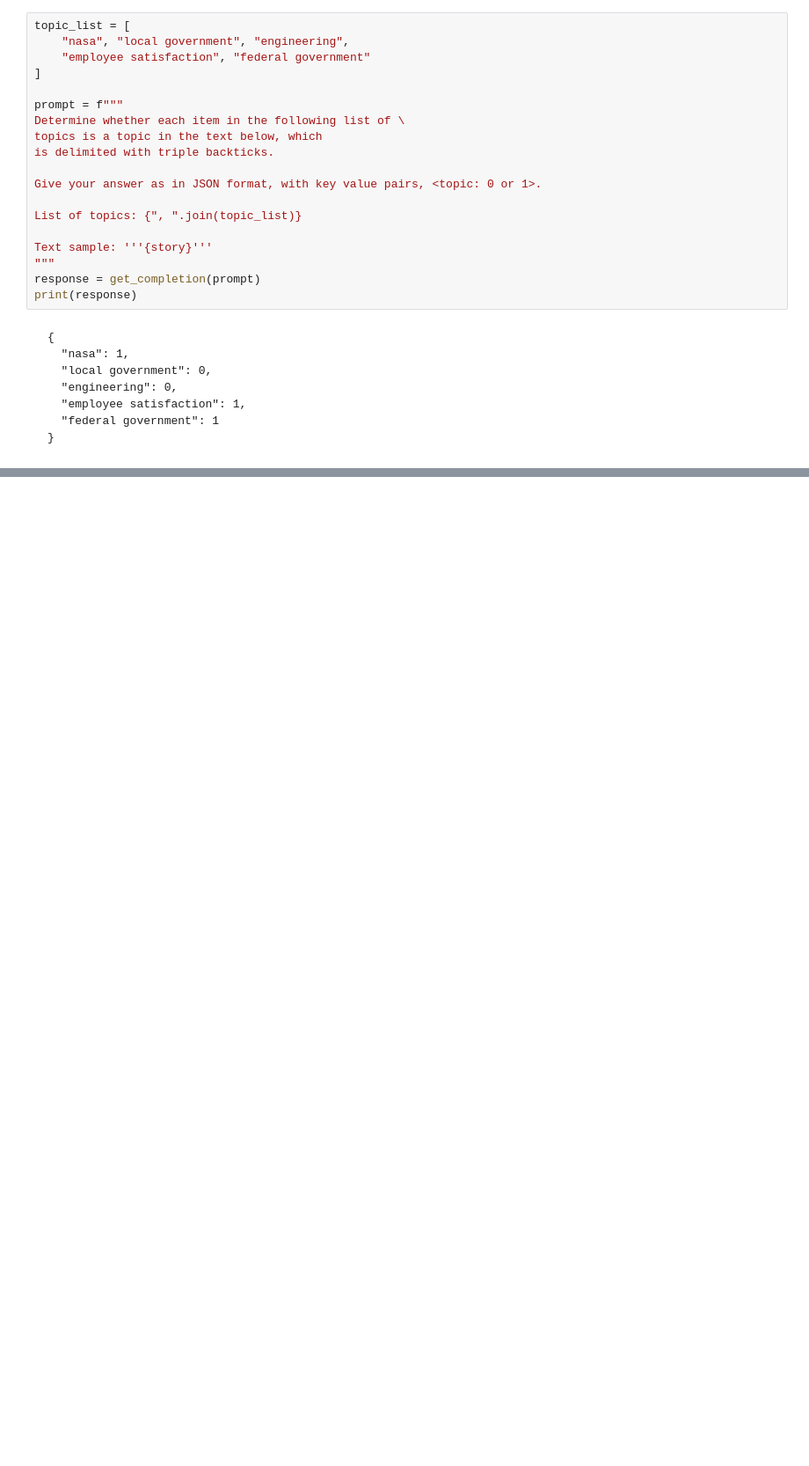
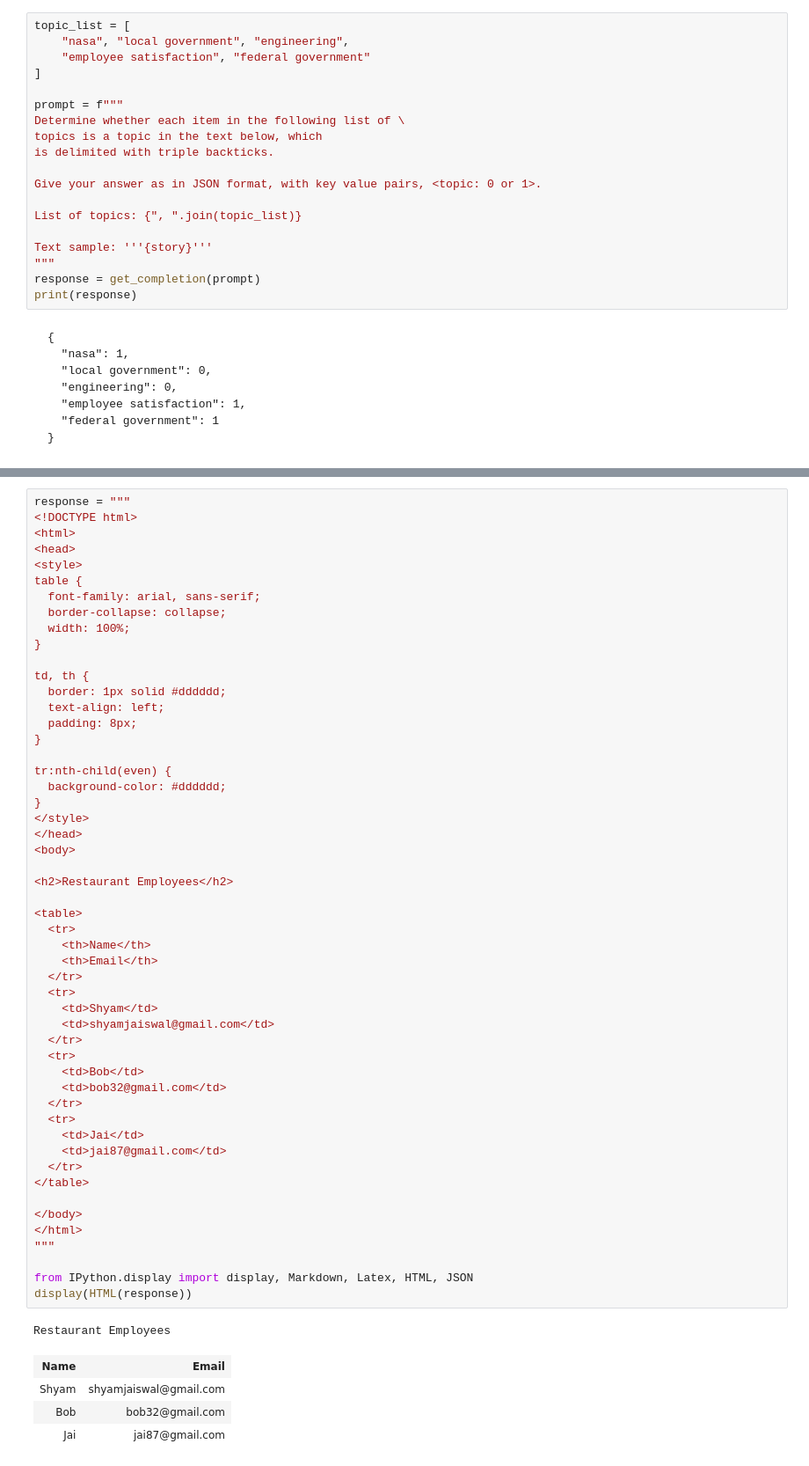
Before and after one commit to XueyanZhang/DeepLearningAI, a Jupyter notebook: ChatGPTPromptEngineering/PromptEngineeringNotes.ipynb, the cells around one changed output, grey strips where cells are left out. Shown: that part at 88% size. Saved outputs shown, nothing was run; the diff lists cells and outputs as text; blank space fills up the shorter version.

```diff
--- a/ChatGPTPromptEngineering/PromptEngineeringNotes.ipynb
+++ b/ChatGPTPromptEngineering/PromptEngineeringNotes.ipynb
@@ -1092,0 +1233,58 @@ print(response)
+# %%
+response = """
+<!DOCTYPE html>
+<html>
+<head>
+<style>
+table {
+  font-family: arial, sans-serif;
+  border-collapse: collapse;
+  width: 100%;
+}
+
+td, th {
+  border: 1px solid #dddddd;
+  text-align: left;
+  padding: 8px;
+}
+
+tr:nth-child(even) {
+  background-color: #dddddd;
+}
+</style>
+</head>
+<body>
+
+<h2>Restaurant Employees</h2>
+
+<table>
+  <tr>
+    <th>Name</th>
+    <th>Email</th>
+  </tr>
+  <tr>
+    <td>Shyam</td>
+    <td>shyamjaiswal@gmail.com</td>
+  </tr>
+  <tr>
+    <td>Bob</td>
+    <td>bob32@gmail.com</td>
+  </tr>
+  <tr>
+    <td>Jai</td>
+    <td>jai87@gmail.com</td>
+  </tr>
+</table>
+
+</body>
+</html>
+"""
+
+from IPython.display import display, Markdown, Latex, HTML, JSON
+display(HTML(response))
+# %% [output]
+Restaurant Employees
+| Name | Email |
+| Shyam | shyamjaiswal@gmail.com |
+| Bob | bob32@gmail.com |
+| Jai | jai87@gmail.com |
```
Also changed, not shown: parts of 25 cells of this notebook.
